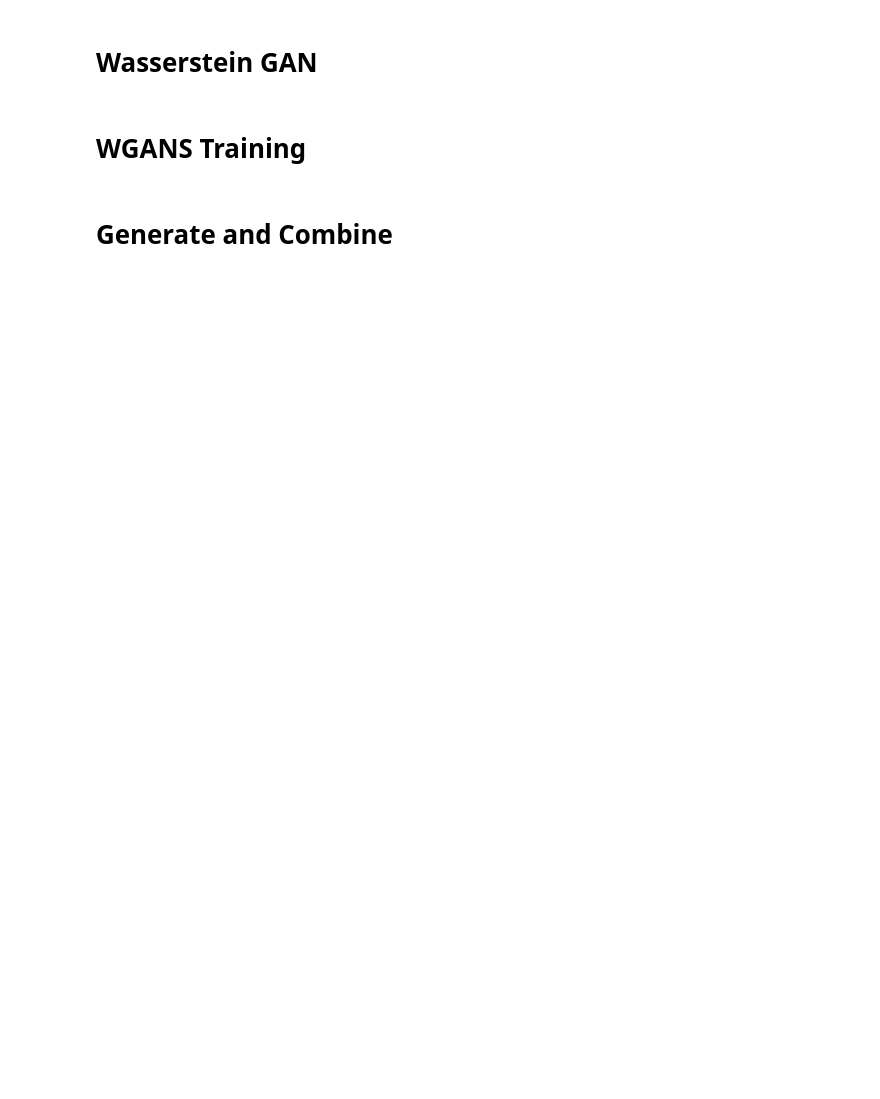
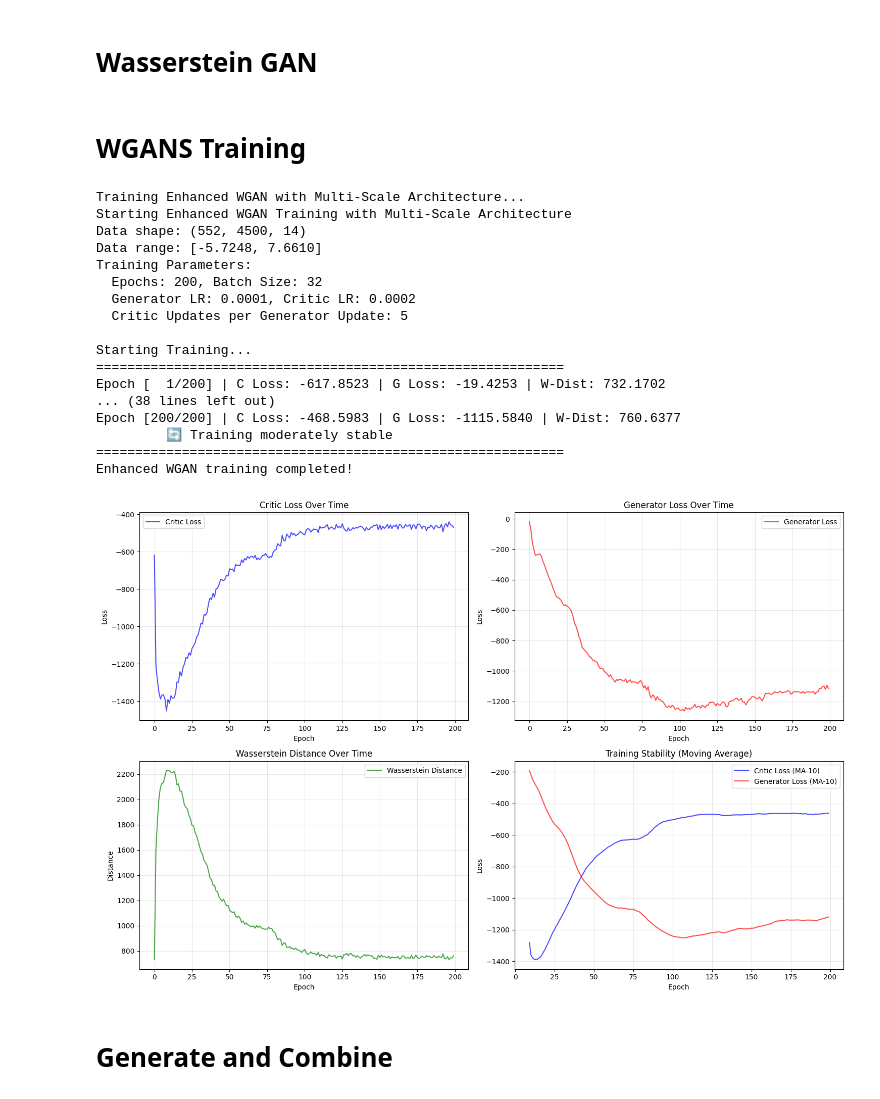
Before and after one commit to maddiew95/SmartIoT-2025, a Jupyter notebook: GANs models/WassersteinGANs/wgan.ipynb, the cells around one changed output. Saved outputs shown, nothing was run; the diff lists cells and outputs as text; code cells hidden in the pictures; blank space fills up the shorter version.

```diff
--- a/GANs models/WassersteinGANs/wgan.ipynb
+++ b/GANs models/WassersteinGANs/wgan.ipynb
@@ -14,7 +14,7 @@ warnings.filterwarnings('ignore')
 
 cuda0 = torch.device("cuda:0")
 cuda1 = torch.device("cuda:1")
-device = cuda1
+device = cuda0
 print(torch.cuda.get_device_name(device) if torch.cuda.is_available() else "No GPU available")
 
 data = np.load("../../hvcm/RFQ.npy", allow_pickle=True)
@@ -486,17 +489,36 @@ def plot_enhanced_training_curves(d_losses, g_losses, wasserstein_distances):
 # %%
 # Train the enhanced WGAN with multi-scale critic and attention generator
 print("Training Enhanced WGAN with Multi-Scale Architecture...")
 generator, critic, d_history, g_history, wd_history = train_enhanced_wgan(
     X_train_normal,
     device,
-    n_epochs=80,
+    n_epochs=200,
     batch_size=32,
     lr_g=1e-4,     # Optimized learning rates
     lr_d=2e-4
 )
 
 # Plot enhanced training curves
 plot_enhanced_training_curves(d_history, g_history, wd_history)
+# %% [output]
+Training Enhanced WGAN with Multi-Scale Architecture...
+Starting Enhanced WGAN Training with Multi-Scale Architecture
+Data shape: (552, 4500, 14)
+Data range: [-5.7248, 7.6610]
+Training Parameters:
+  Epochs: 200, Batch Size: 32
+  Generator LR: 0.0001, Critic LR: 0.0002
+  Critic Updates per Generator Update: 5
+
+Starting Training...
+============================================================
+Epoch [  1/200] | C Loss: -617.8523 | G Loss: -19.4253 | W-Dist: 732.1702
+... (38 lines left out)
+Epoch [200/200] | C Loss: -468.5983 | G Loss: -1115.5840 | W-Dist: 760.6377
+         🔄 Training moderately stable
+============================================================
+Enhanced WGAN training completed!
+[figure, added]
 # %% [markdown]
 # Generate and Combine
 # %%
```
Also changed, not shown: parts of 4 cells of this notebook, 15 other files.
